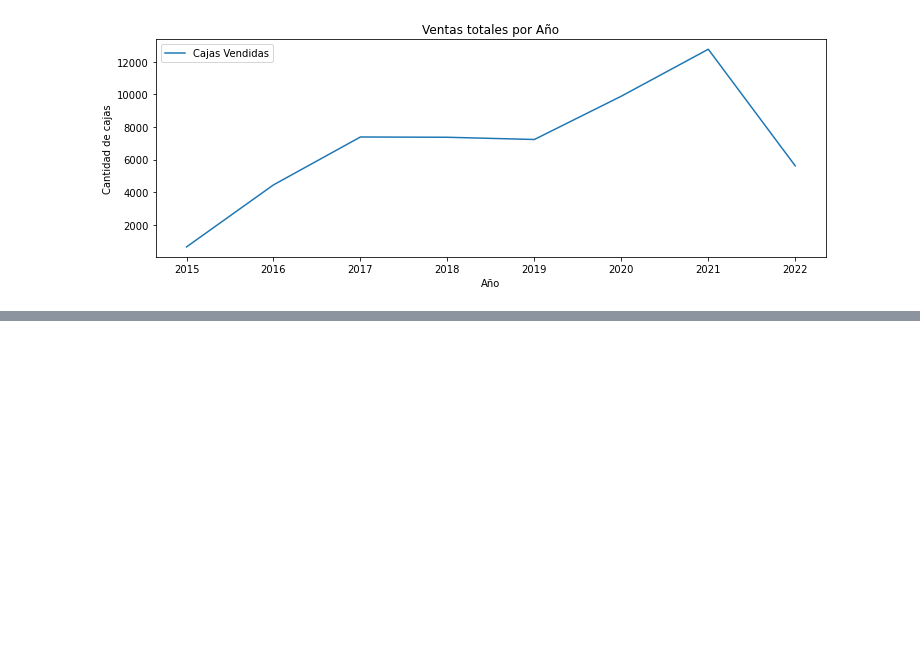
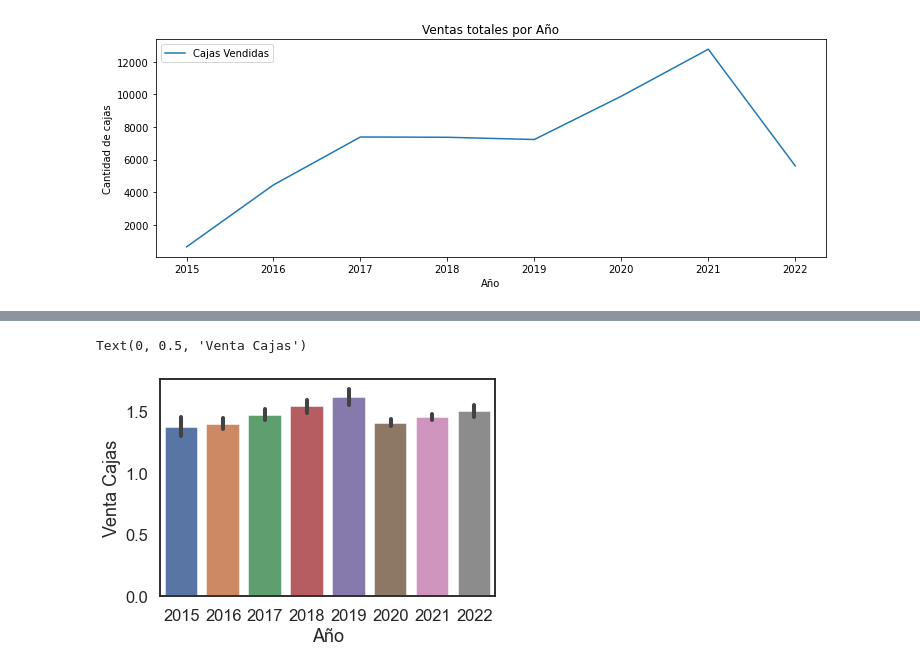
Before and after one commit to emersson6/data_science, a Jupyter notebook: Desafio_2/Visuazacio+Ruggiero-Vidal.ipynb, the cells around one changed output, grey strips where cells are left out. Saved outputs shown, nothing was run; the diff lists cells and outputs as text; code cells hidden in the pictures; blank space fills up the shorter version.

```diff
--- a/Desafio_2/Visuazacio+Ruggiero-Vidal.ipynb
+++ b/Desafio_2/Visuazacio+Ruggiero-Vidal.ipynb
@@ -84,0 +92,16 @@ ax.grid(True)
+# %%
+df_data_graf_sea_02 = df[['Year','product_quantity']]
+df_data_graf_sea_02.groupby('Year')
+
+graf_anual_sea_02 = df_data_graf_sea_02.groupby("Year")
+graf_anual_sea_02 = graf_anual_sea_02.sum()
+graf_anual_sea_02
+
+sns.set_theme(style="white", context="talk")
+
+ax = sns.barplot(x="Year", y="product_quantity", data=df_data_graf_sea_02)
+ax.set_xlabel("Año")
+ax.set_ylabel("Venta Cajas")
+# %% [output]
+Text(0, 0.5, 'Venta Cajas')
+[figure, added]
```
Also changed, not shown: parts of 6 cells of this notebook.
